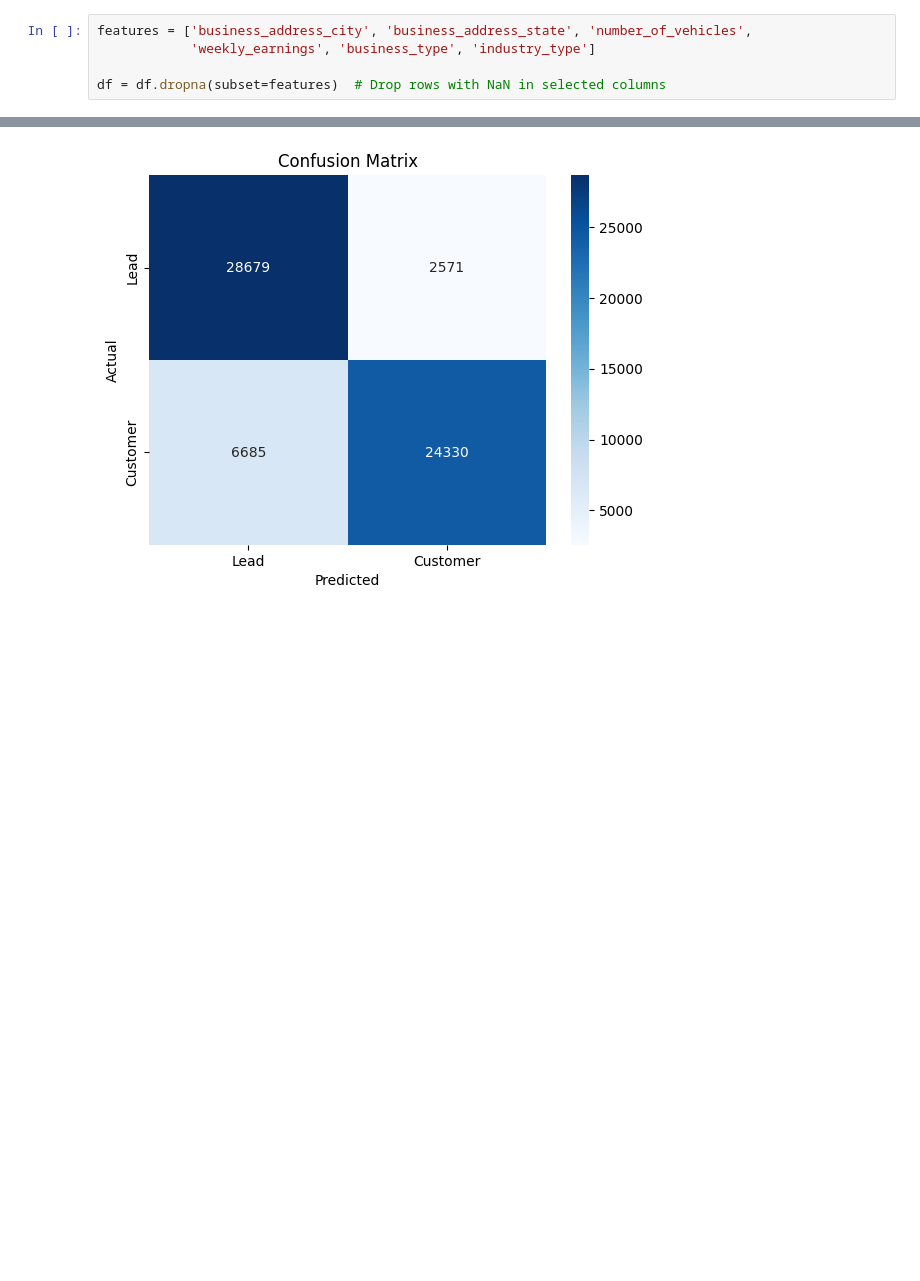
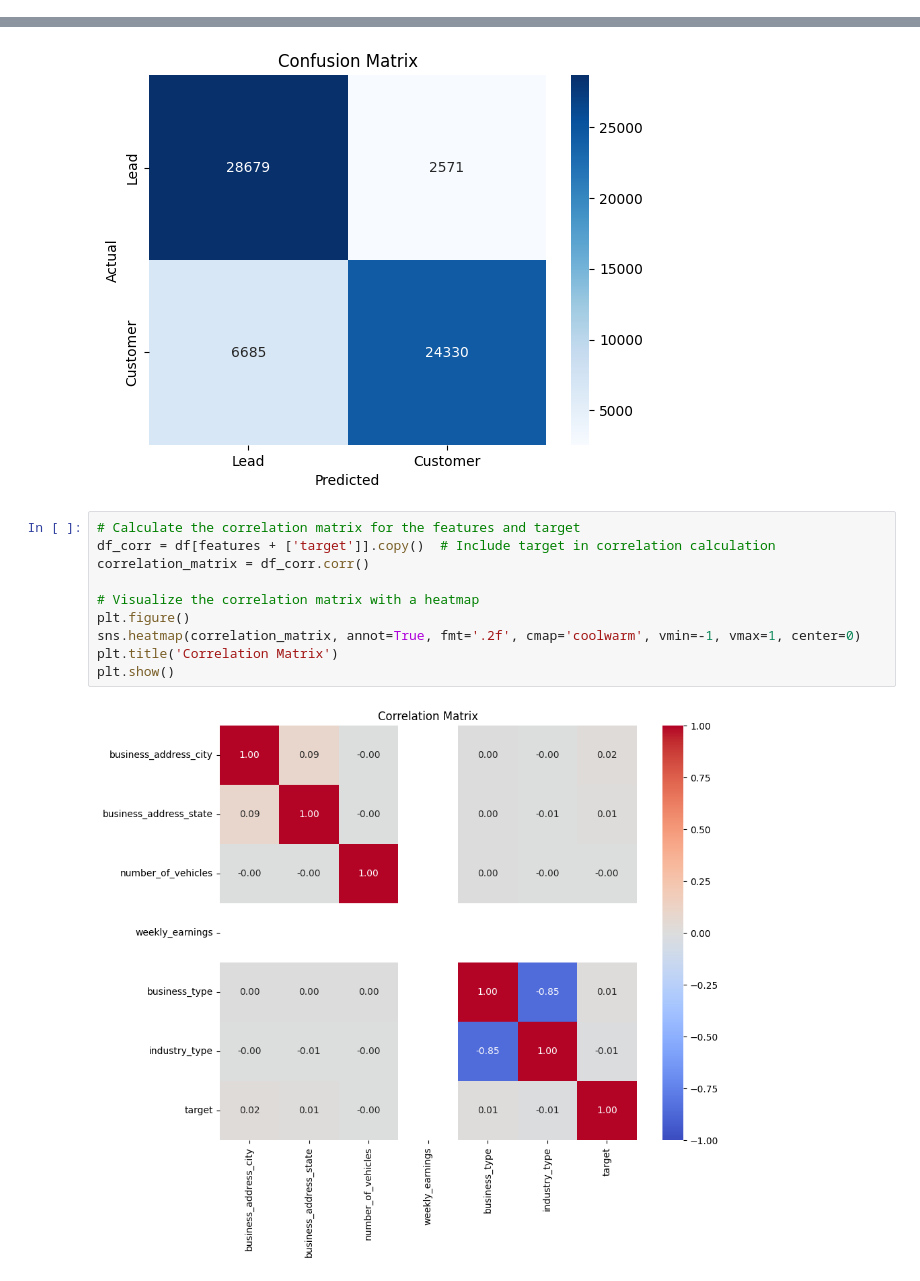
Before and after one commit to KoralK5/lead-scoring, a Jupyter notebook: lead_scorer.ipynb, the cells around one changed output, grey strips where cells are left out. Drawn from its saved outputs; the diff is of its cells as text; blank space fills up the shorter version.

```diff
--- a/lead_scorer.ipynb
+++ b/lead_scorer.ipynb
@@ -28,11 +28,6 @@ for feature in ['business_address_city', 'business_address_state', 'business_typ
 # Handle NaN for numeric columns by replacing with -1 (or another meaningful value)
 df['number_of_vehicles'] = df['number_of_vehicles'].fillna(-1)  # Replace NaN with -1
 df['weekly_earnings'] = df['weekly_earnings'].fillna(-1)  # Replace NaN with -1
-# %%
-features = ['business_address_city', 'business_address_state', 'number_of_vehicles',
-            'weekly_earnings', 'business_type', 'industry_type']
-
-df = df.dropna(subset=features)  # Drop rows with NaN in selected columns
 # %%
 # Apply LabelEncoder to categorical columns
 label_encoders = {}
@@ -93,3 +88,15 @@ plt.title('Confusion Matrix')
 plt.show()
 # %% [output]
 [figure]
+# %%
+# Calculate the correlation matrix for the features and target
+df_corr = df[features + ['target']].copy()  # Include target in correlation calculation
+correlation_matrix = df_corr.corr()
+
+# Visualize the correlation matrix with a heatmap
+plt.figure()
+sns.heatmap(correlation_matrix, annot=True, fmt='.2f', cmap='coolwarm', vmin=-1, vmax=1, center=0)
+plt.title('Correlation Matrix')
+plt.show()
+# %% [output]
+[figure, added]
```
